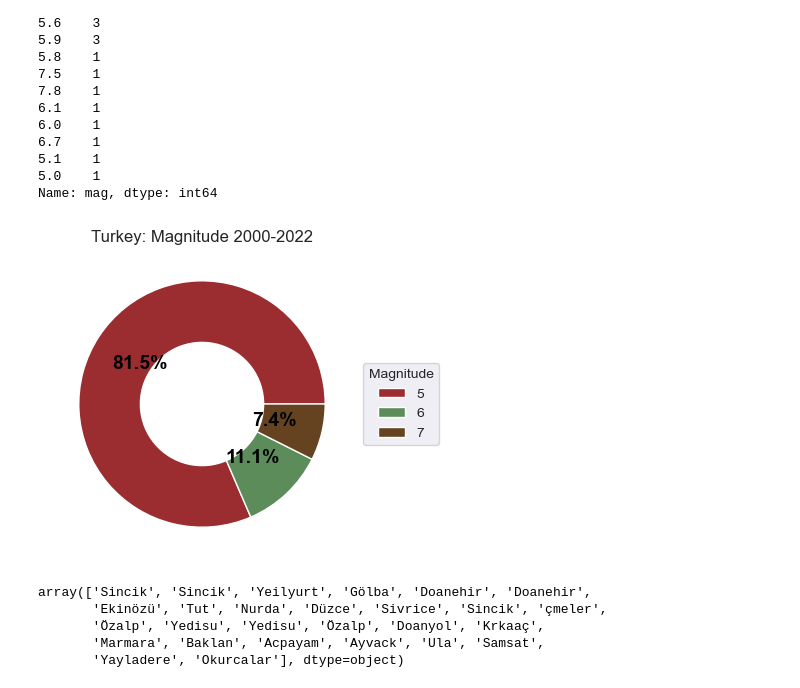
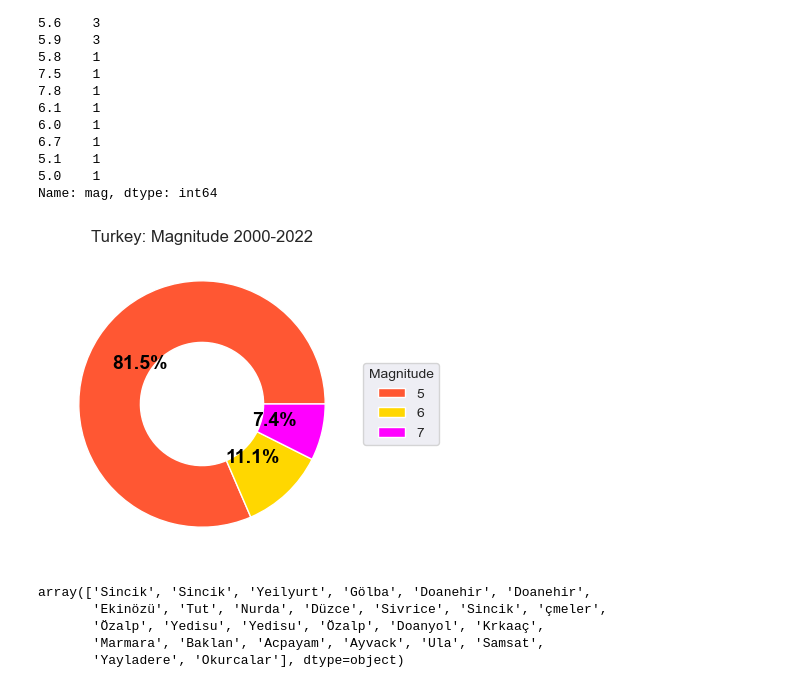
Before and after one commit to Senayitalazarb/EarthquakeAnalysis_2000_2023, a Jupyter notebook: Turkey earthquake.ipynb, the cells around one changed output. Drawn from its saved outputs; the diff is of its cells as text; code cells hidden in the pictures.

```diff
--- a/Turkey earthquake.ipynb
+++ b/Turkey earthquake.ipynb
@@ -694,22 +699,22 @@ Name: mag, dtype: int64
 # %%
 ## plotting: what is the best option?
 turk_mag = turk_df['mag'].astype(int).value_counts()
-colors = ['#9b2d30', '#5b8c5a', '#654321', '#3c3c3c']
+colors =['#ff5733', '#ffd700', '#ff00ff', '#00ffff']
 fig, ax = plt.subplots(figsize=(6, 4), subplot_kw=dict(aspect="equal"))
 wedges, texts, autotexts = ax.pie(turk_mag , colors=colors, wedgeprops=dict(width=0.5),
                                   autopct='%1.1f%%', textprops=dict(color="black"))
 ax.legend(wedges, turk_mag.index,
           title="Magnitude",
           loc="center left",
           bbox_to_anchor=(1, 0, 0.5, 1))
 plt.setp(autotexts, size=14, weight="bold")
 ax.set_title("Turkey: Magnitude 2000-2022")
 plt.show()
 
 
 ### list the range
 # %% [output]
-[figure, old version]
+[figure, new version]
 # %%
 ## the count of incidence per city
 m = turk_df[['City', 'mag']]
```
Also changed, not shown: parts of 9 cells of this notebook.
